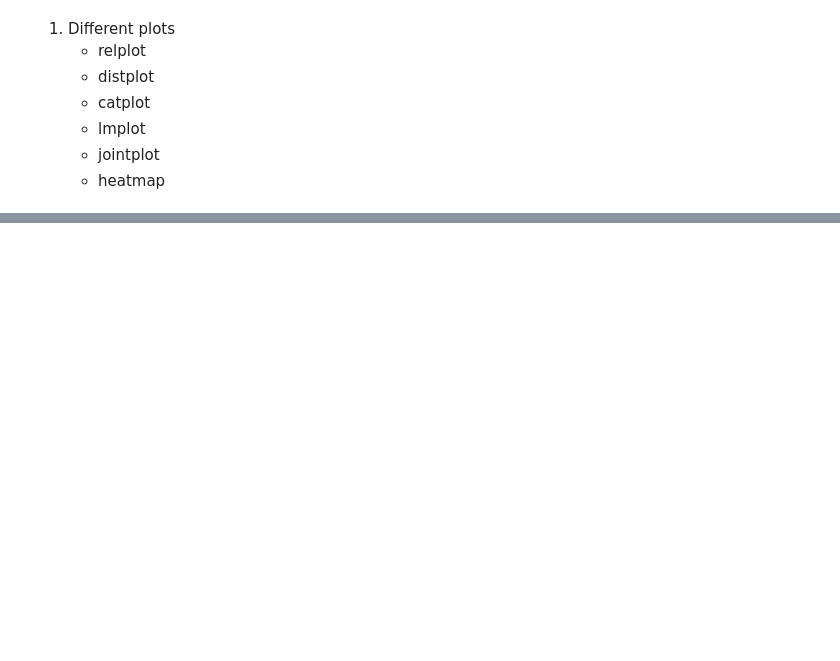
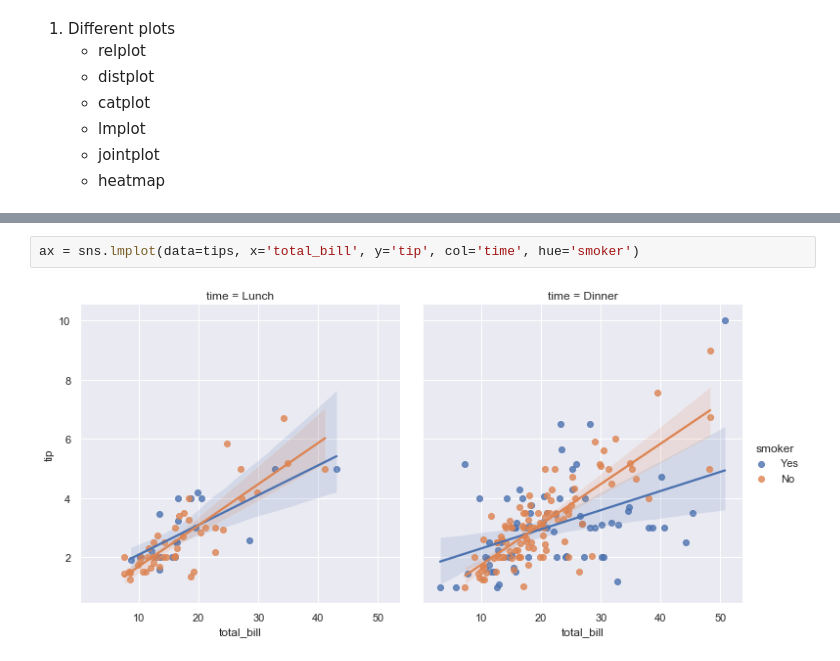
Before and after one commit to PoH0716/ECE196_SP21, a Jupyter notebook: Week2_Materials/16_Seaborn.ipynb, the cells around one changed output, grey strips where cells are left out. Drawn from its saved outputs; the diff is of its cells as text; blank space fills up the shorter version.

```diff
--- a/Week2_Materials/16_Seaborn.ipynb
+++ b/Week2_Materials/16_Seaborn.ipynb
@@ -19,0 +58,4 @@ Read the <a href="https://seaborn.pydata.org/introduction.html">beginner's guide
+# %%
+ax = sns.lmplot(data=tips, x='total_bill', y='tip', col='time', hue='smoker')
+# %% [output]
+[figure, added]
```
Also changed, not shown: parts of 8 cells of this notebook, 5 other files.
